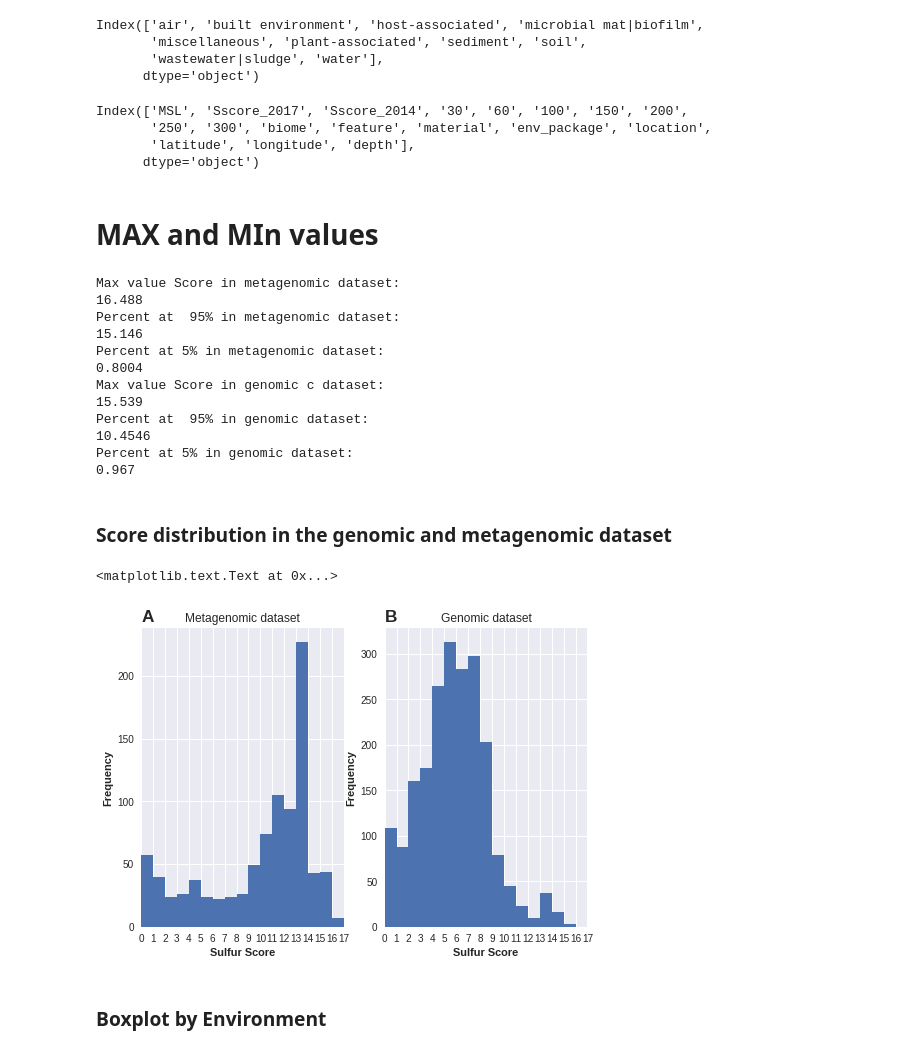
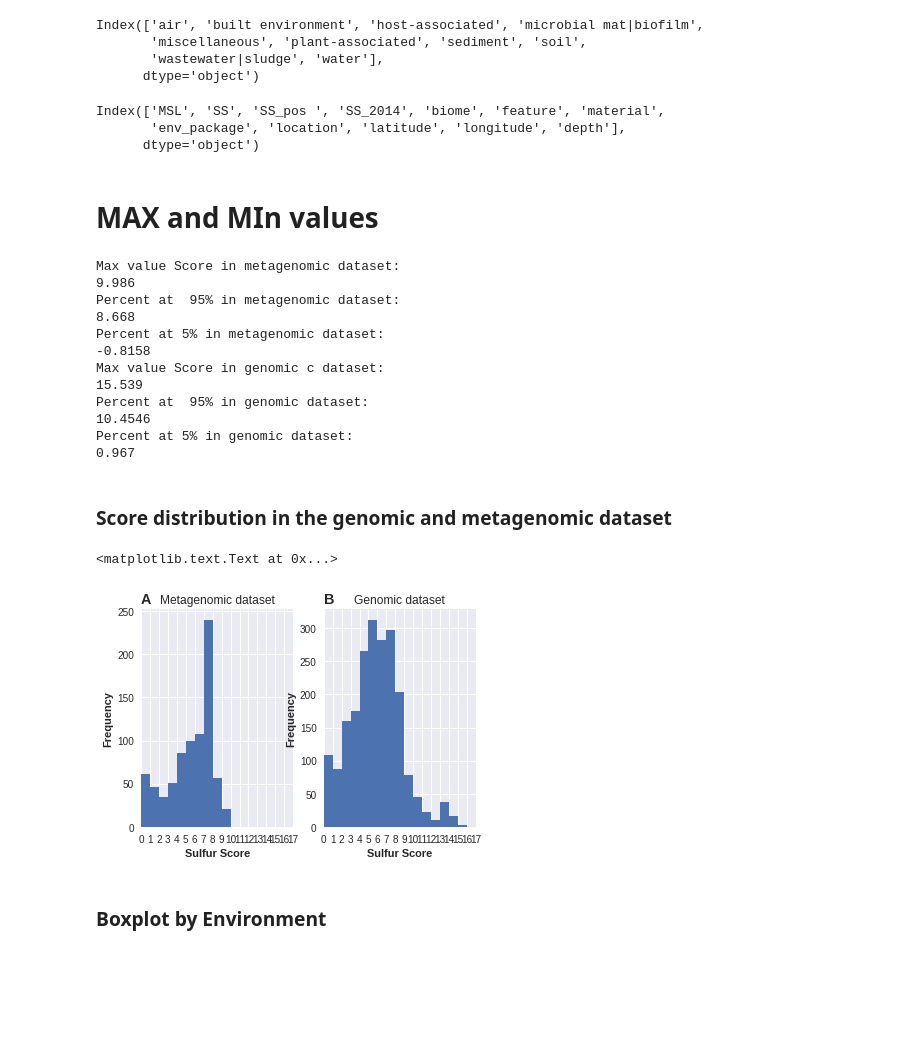
Before and after one commit to eead-csic-compbio/metagenome_Pfam_score, a Jupyter notebook: data/metagenomic_dataset/notebooks/plot_scores_world.ipynb, the cells around one changed output. Drawn from its saved outputs; the diff is of its cells as text; code cells hidden in the pictures; blank space fills up the shorter version.

Commit message:
plot_scores_world.ipynb - Added top_metagenomes.tab file to draw in map

```diff
--- a/data/metagenomic_dataset/notebooks/plot_scores_world.ipynb
+++ b/data/metagenomic_dataset/notebooks/plot_scores_world.ipynb
@@ -53,12 +53,11 @@ Index(['air', 'built environment', 'host-associated', 'microbial mat|biofilm',
        'wastewater|sludge', 'water'],
       dtype='object')
 # %%
-meta = pd.read_table('meta_scores.csv', index_col=0)
+meta = pd.read_table('metadata_SS.tab', index_col=0)
 meta.columns
 # %% [output]
-Index(['MSL', 'Sscore_2017', 'Sscore_2014', '30', '60', '100', '150', '200',
-       '250', '300', 'biome', 'feature', 'material', 'env_package', 'location',
-       'latitude', 'longitude', 'depth'],
+Index(['MSL', 'SS', 'SS_pos ', 'SS_2014', 'biome', 'feature', 'material',
+       'env_package', 'location', 'latitude', 'longitude', 'depth'],
       dtype='object')
 # %%
 geno = pd.read_table ('SS_genomic.tab', index_col=0)
@@ -73,13 +72,13 @@ meta = meta[mask]
 # %%
 
 print("Max value Score in metagenomic dataset:")
-print(meta.Sscore_2017.max())
+print(meta.SS.max())
 
 print("Percent at  95% in metagenomic dataset:")
-percen95 = np.percentile(meta.Sscore_2017, 95)
+percen95 = np.percentile(meta.SS, 95)
 print(percen95)
 print ("Percent at 5% in metagenomic dataset:")
-percen5 = np.percentile(meta.Sscore_2017, 5)
+percen5 = np.percentile(meta.SS, 5)
 print (percen5)
 
 print("Max value Score in genomic c dataset:")
@@ -93,11 +92,11 @@ percen5gen = np.percentile(geno.Score, 5)
 print (percen5gen)
 # %% [output]
 Max value Score in metagenomic dataset:
-16.488
+9.986
 Percent at  95% in metagenomic dataset:
-15.146
+8.668
 Percent at 5% in metagenomic dataset:
-0.8004
+-0.8158
 Max value Score in genomic c dataset:
 15.539
 Percent at  95% in genomic dataset:
@@ -109,25 +108,25 @@ Percent at 5% in genomic dataset:
 # %%
 plt.subplot(1,2,1)
 bins = np.linspace(0,17, 18)
-meta.Sscore_2017.hist(bins=bins)
+meta.SS.hist(bins=bins)
 plt.xlim((0, 17))
 xt = plt.xticks(bins)
 plt.xlabel('Sulfur Score', weight='bold')
 plt.ylabel('Frequency', weight='bold')
 plt.title('Metagenomic dataset')
 plt.title('A', fontweight='bold', fontsize='x-large', loc='left')
 plt.subplot(1,2,2)
 bins = np.linspace(0,17, 18)
 geno.Score.hist(bins=bins)
 plt.xlim((0, 17))
 xt = plt.xticks(bins)
 plt.xlabel('Sulfur Score', weight='bold')
 plt.ylabel('Frequency', weight='bold')
 plt.title('Genomic dataset')
 plt.title('B', fontweight='bold', fontsize='x-large', loc='left')
 # %% [output]
 <matplotlib.text.Text at 0x...>
-[figure, old version]
+[figure, new version]
 # %% [markdown]
 ### Boxplot by Environment
 # %%
```
Also changed, not shown: parts of 10 cells of this notebook, 3 other files.
